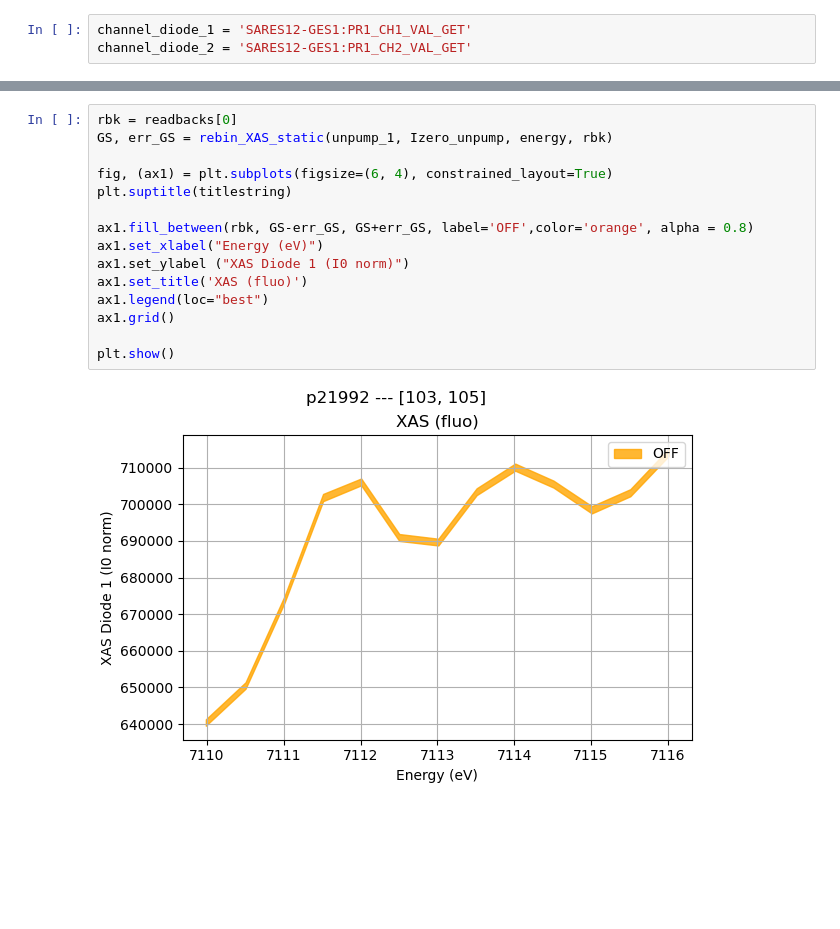
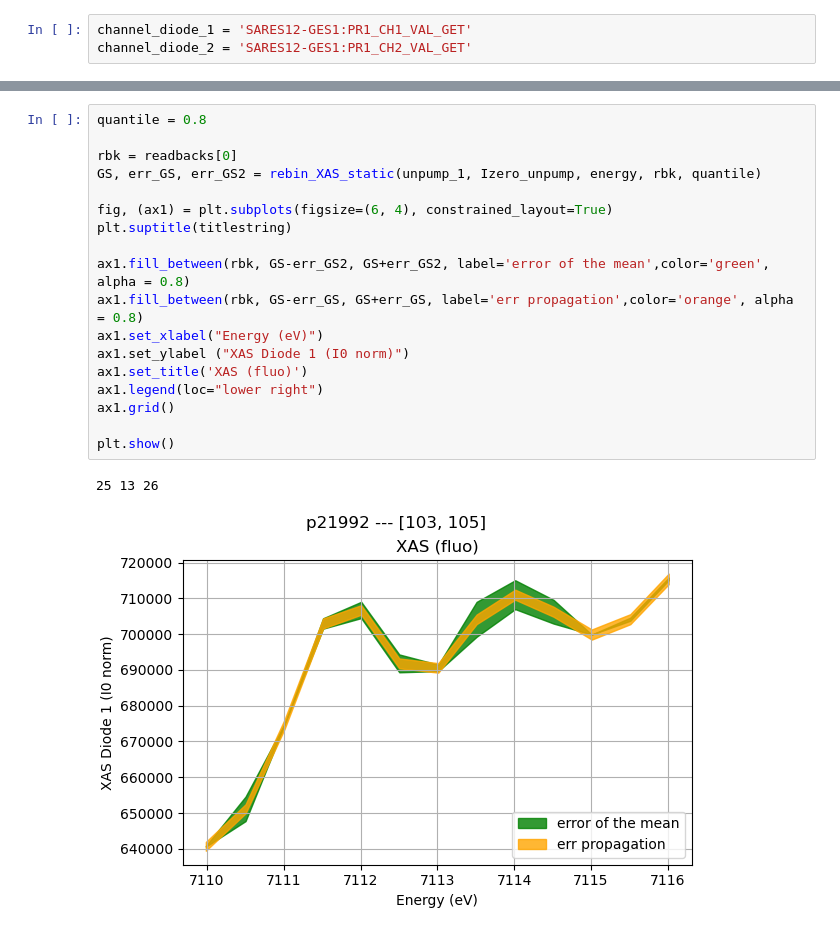
Before and after one commit to paulscherrerinstitute/alvra_beamline_scripts, a Jupyter notebook: XANES_static.ipynb, the cells around one changed output, grey strips where cells are left out. Saved outputs shown, nothing was run; the diff lists cells and outputs as text; blank space fills up the shorter version.

```diff
--- a/XANES_static.ipynb
+++ b/XANES_static.ipynb
@@ -74,17 +74,21 @@ Loaded 12699 total shots
 # %%
+quantile = 0.8
+
 rbk = readbacks[0]
-GS, err_GS = rebin_XAS_static(unpump_1, Izero_unpump, energy, rbk)
+GS, err_GS, err_GS2 = rebin_XAS_static(unpump_1, Izero_unpump, energy, rbk, quantile)
 
 fig, (ax1) = plt.subplots(figsize=(6, 4), constrained_layout=True)
 plt.suptitle(titlestring)
 
-ax1.fill_between(rbk, GS-err_GS, GS+err_GS, label='OFF',color='orange', alpha = 0.8)
+ax1.fill_between(rbk, GS-err_GS2, GS+err_GS2, label='error of the mean',color='green', alpha = 0.8)
+ax1.fill_between(rbk, GS-err_GS, GS+err_GS, label='err propagation',color='orange', alpha = 0.8)
 ax1.set_xlabel("Energy (eV)")
 ax1.set_ylabel ("XAS Diode 1 (I0 norm)")
 ax1.set_title('XAS (fluo)')
-ax1.legend(loc="best")
+ax1.legend(loc="lower right")
 ax1.grid()
 
 plt.show()
 # %% [output]
+25 13 26
-[figure, old version]
+[figure, new version]
```
Also changed, not shown: parts of 1 cell of this notebook, 2 other files.
